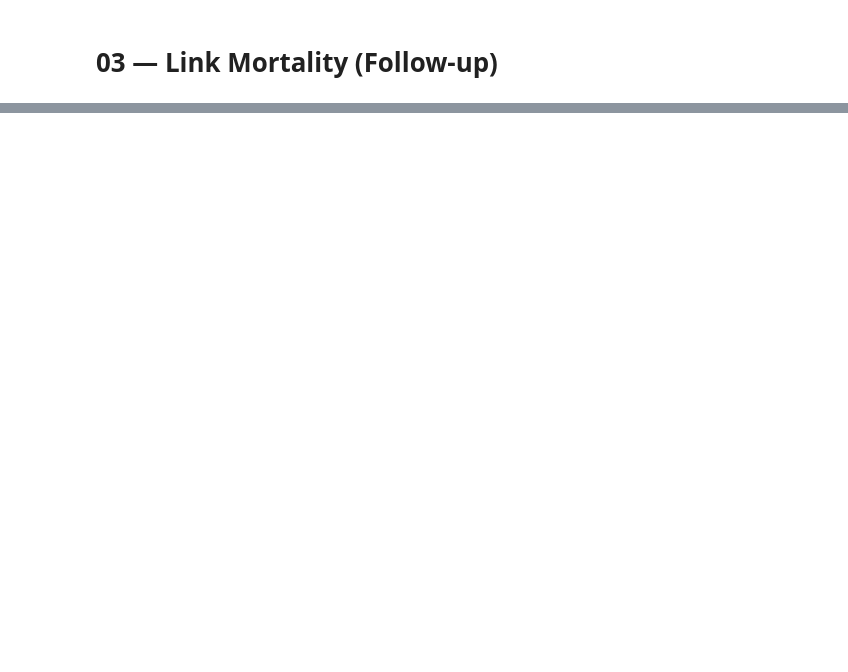
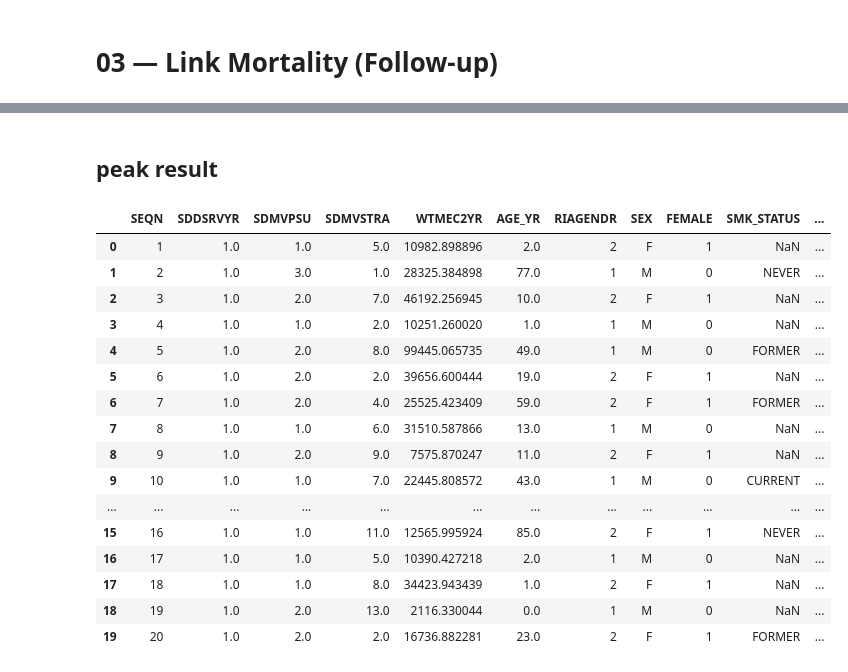
Before and after one commit to amydsy/sdoh-mediation-analysis, a Jupyter notebook: 03_link_mortality.ipynb, the cells around one changed output, grey strips where cells are left out. Drawn from its saved outputs; the diff is of its cells as text; code cells hidden in the pictures; blank space fills up the shorter version.

Commit message:
link core (sdoh demo covs that code 02 generated merged data) to mortality data, next work on merge depression

```diff
--- a/03_link_mortality.ipynb
+++ b/03_link_mortality.ipynb
@@ -91,0 +13,19 @@ score_mort.to_pickle(os.path.join(folder_path, "SODH_diet_mort.pkl"))  # You can
+# %%
+from __future__ import annotations
+from pathlib import Path
+import pandas as pd, numpy as np
+
+pd.set_option("display.max_columns", 200)
+pd.set_option("display.width", 200)
+
+# Project roots
+BASE = Path("/Users/dengshuyue/Desktop/SDOH/analysis")
+OUT  = BASE / "output"
+OUT.mkdir(parents=True, exist_ok=True)
+
+# Inputs
+CORE_PATH = OUT / "cov_core_1999_2023.parquet"  # produced by 02
+MORT_PATH = Path("/Users/dengshuyue/Desktop/SDOH/analysis/data/mortality9918.sas7bdat")
+
+assert CORE_PATH.exists(), f"Missing CORE file: {CORE_PATH}"
+assert MORT_PATH.exists(), f"Missing mortality SAS file: {MORT_PATH}"
@@ -91,0 +34,10 @@ score_mort.to_pickle(os.path.join(folder_path, "SODH_diet_mort.pkl"))  # You can
+# %%
+def upper_df(df: pd.DataFrame) -> pd.DataFrame:
+    d = df.copy()
+    d.columns = [c.upper() for c in d.columns]
+    return d
+
+def load_core(p: Path) -> pd.DataFrame:
+    core = upper_df(pd.read_parquet(p))
+    core["SEQN"] = pd.to_numeric(core["SEQN"], errors="coerce").astype("Int64")
+    return core
@@ -91,0 +112,14 @@ score_mort.to_pickle(os.path.join(folder_path, "SODH_diet_mort.pkl"))  # You can
+# %%
+core = load_core(CORE_PATH)
+mort = load_mortality_sas(MORT_PATH)
+
+merge_cols = ["ELIGSTAT","MORTSTAT","PERMTH_EXM","PERMTH_INT","UCOD_LEADING","DOD_YR","DOD_QTR"]
+merge_cols = [c for c in merge_cols if c in mort.columns]
+
+core_mort = core.merge(mort[["SEQN"] + merge_cols], on="SEQN", how="left")
+
+# Optional: force NAs for post-2018 cycles (SDDSRVYR > 10)
+if "SDDSRVYR" in core_mort.columns and merge_cols:
+    post_mask = pd.to_numeric(core_mort["SDDSRVYR"], errors="coerce") > 10
+    for c in merge_cols:
+        core_mort.loc[post_mask, c] = np.nan
@@ -91,0 +245,22 @@ score_mort.to_pickle(os.path.join(folder_path, "SODH_diet_mort.pkl"))  # You can
+# %% [markdown]
+## peak result
+# %%
+display(core_mort.head(20))
+# %% [output]
+|  | SEQN | SDDSRVYR | SDMVPSU | SDMVSTRA | WTMEC2YR | AGE_YR | RIAGENDR | SEX | FEMALE | SMK_STATUS | ... |
+| 0 | 1 | 1.0 | 1.0 | 5.0 | 10982.898896 | 2.0 | 2 | F | 1 | NaN | ... |
+| 1 | 2 | 1.0 | 3.0 | 1.0 | 28325.384898 | 77.0 | 1 | M | 0 | NEVER | ... |
+| 2 | 3 | 1.0 | 2.0 | 7.0 | 46192.256945 | 10.0 | 2 | F | 1 | NaN | ... |
+| 3 | 4 | 1.0 | 1.0 | 2.0 | 10251.260020 | 1.0 | 1 | M | 0 | NaN | ... |
+| 4 | 5 | 1.0 | 2.0 | 8.0 | 99445.065735 | 49.0 | 1 | M | 0 | FORMER | ... |
+| 5 | 6 | 1.0 | 2.0 | 2.0 | 39656.600444 | 19.0 | 2 | F | 1 | NaN | ... |
+| 6 | 7 | 1.0 | 2.0 | 4.0 | 25525.423409 | 59.0 | 2 | F | 1 | FORMER | ... |
+| 7 | 8 | 1.0 | 1.0 | 6.0 | 31510.587866 | 13.0 | 1 | M | 0 | NaN | ... |
+| 8 | 9 | 1.0 | 2.0 | 9.0 | 7575.870247 | 11.0 | 2 | F | 1 | NaN | ... |
+| 9 | 10 | 1.0 | 1.0 | 7.0 | 22445.808572 | 43.0 | 1 | M | 0 | CURRENT | ... |
+| ... | ... | ... | ... | ... | ... | ... | ... | ... | ... | ... | ... |
+| 15 | 16 | 1.0 | 1.0 | 11.0 | 12565.995924 | 85.0 | 2 | F | 1 | NEVER | ... |
+| 16 | 17 | 1.0 | 1.0 | 5.0 | 10390.427218 | 2.0 | 1 | M | 0 | NaN | ... |
+| 17 | 18 | 1.0 | 1.0 | 8.0 | 34423.943439 | 1.0 | 2 | F | 1 | NaN | ... |
+| 18 | 19 | 1.0 | 2.0 | 13.0 | 2116.330044 | 0.0 | 1 | M | 0 | NaN | ... |
+| 19 | 20 | 1.0 | 2.0 | 2.0 | 16736.882281 | 23.0 | 2 | F | 1 | FORMER | ... |
```
Also changed, not shown: parts of 20 cells of this notebook, 1 other file.
